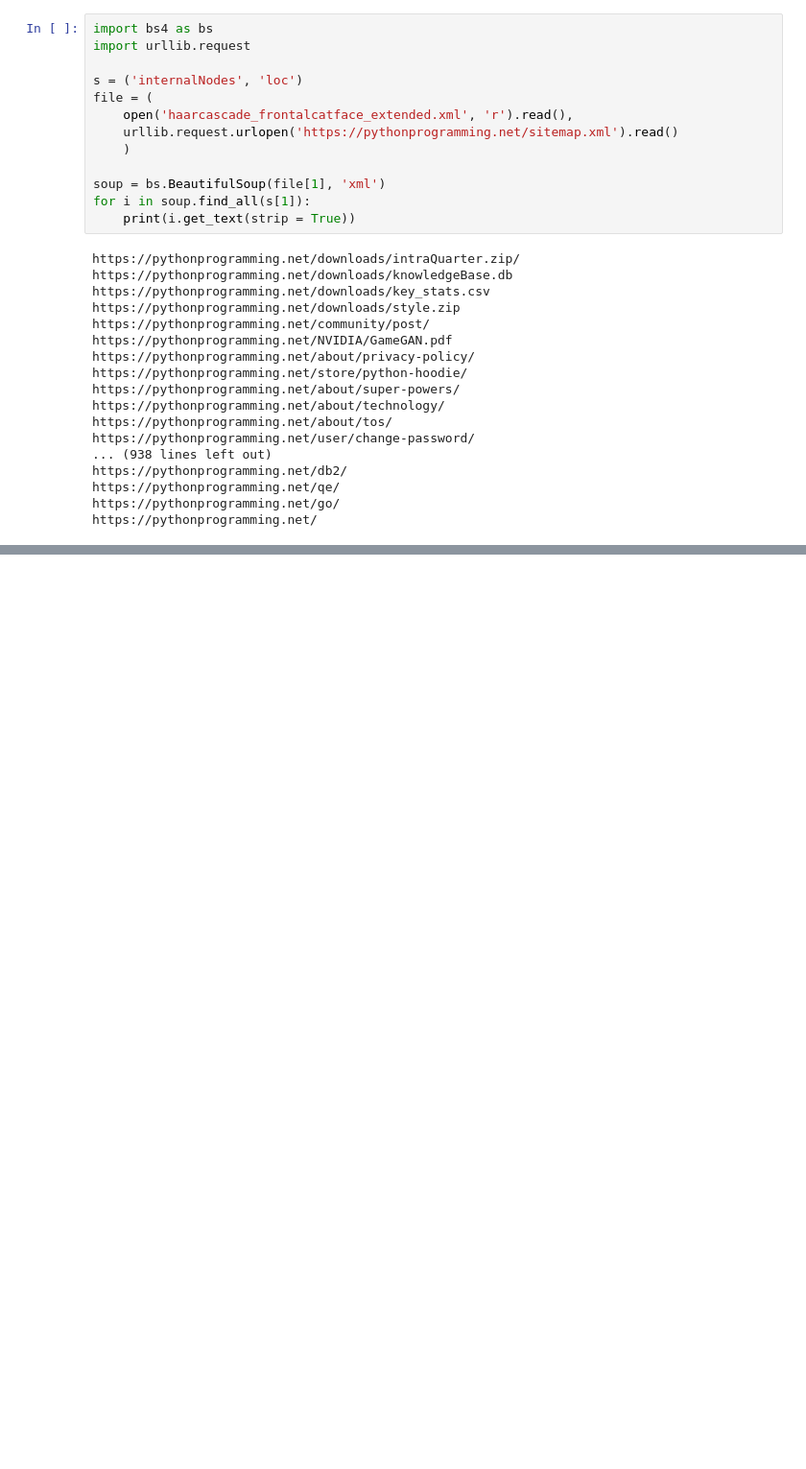
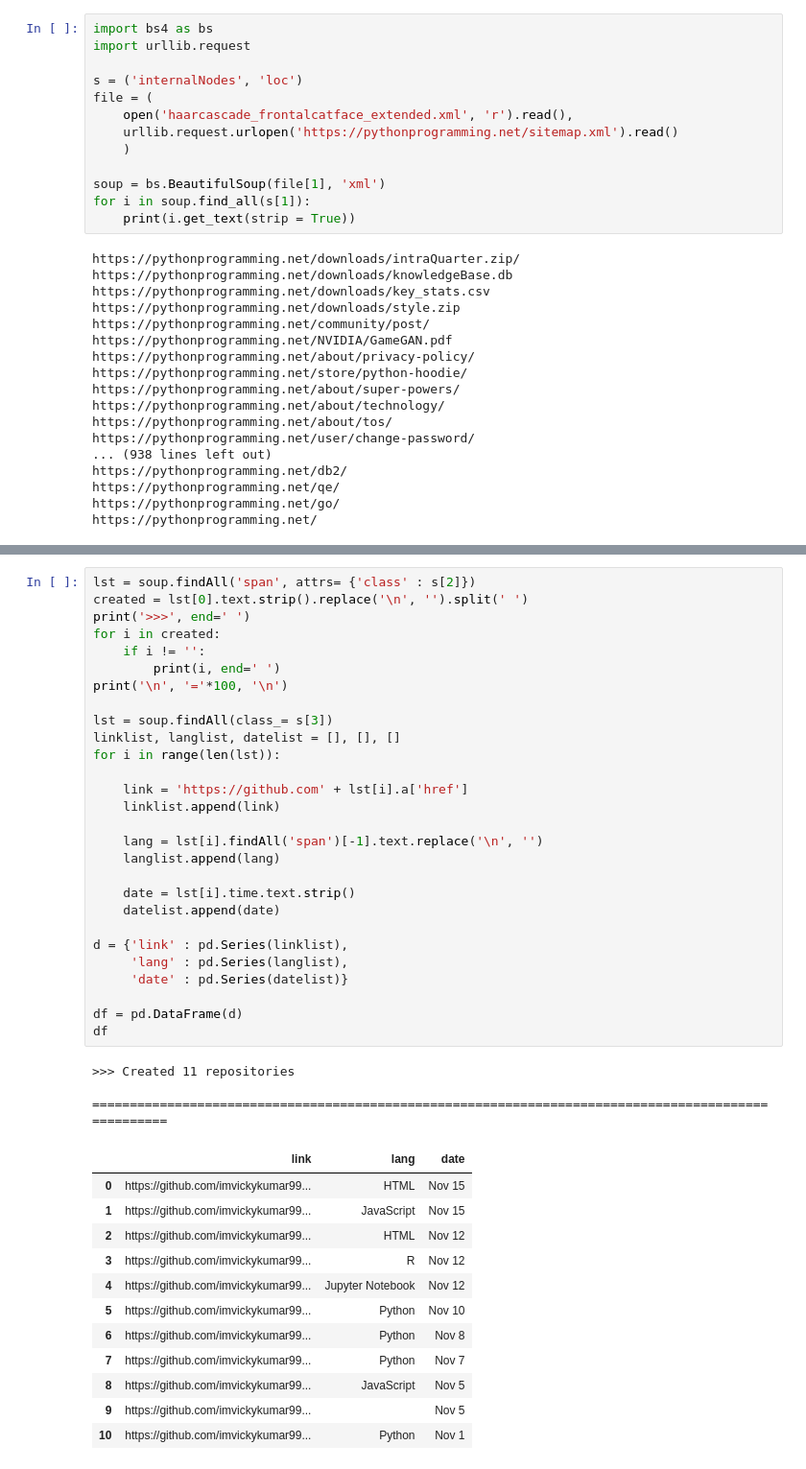
Before and after one commit to imvickykumar999/Portfolio-with-Flask, a Jupyter notebook: web tracker.ipynb, the cells around one changed output, grey strips where cells are left out. Shown at 96% size. Saved outputs shown, nothing was run; the diff lists cells and outputs as text; blank space fills up the shorter version.

```diff
--- a/web tracker.ipynb
+++ b/web tracker.ipynb
@@ -218 +323,44 @@ https://raw.githubusercontent.com/imvickykumar999/Internship-Study/main/scrapper
+# %%
+lst = soup.findAll('span', attrs= {'class' : s[2]})
+created = lst[0].text.strip().replace('\n', '').split(' ')
+print('>>>', end=' ')
+for i in created:
+    if i != '':
+        print(i, end=' ')
+print('\n', '='*100, '\n')
+
+lst = soup.findAll(class_= s[3])
+linklist, langlist, datelist = [], [], []
+for i in range(len(lst)):
+
+    link = 'https://github.com' + lst[i].a['href']
+    linklist.append(link)
+
+    lang = lst[i].findAll('span')[-1].text.replace('\n', '')
+    langlist.append(lang)
+
+    date = lst[i].time.text.strip()
+    datelist.append(date)
+
+d = {'link' : pd.Series(linklist),
+     'lang' : pd.Series(langlist),
+     'date' : pd.Series(datelist)}
+
+df = pd.DataFrame(d)
+df
+# %% [output]
+>>> Created 11 repositories
+ ====================================================================================================
+|  | link | lang | date |
+| 0 | https://github.com/imvickykumar99... | HTML | Nov 15 |
+| 1 | https://github.com/imvickykumar99... | JavaScript | Nov 15 |
+| 2 | https://github.com/imvickykumar99... | HTML | Nov 12 |
+| 3 | https://github.com/imvickykumar99... | R | Nov 12 |
+| 4 | https://github.com/imvickykumar99... | Jupyter Notebook | Nov 12 |
+| 5 | https://github.com/imvickykumar99... | Python | Nov 10 |
+| 6 | https://github.com/imvickykumar99... | Python | Nov 8 |
+| 7 | https://github.com/imvickykumar99... | Python | Nov 7 |
+| 8 | https://github.com/imvickykumar99... | JavaScript | Nov 5 |
+| 9 | https://github.com/imvickykumar99... |  | Nov 5 |
+| 10 | https://github.com/imvickykumar99... | Python | Nov 1 |
 # %%
```
Also changed, not shown: parts of 6 cells of this notebook.
